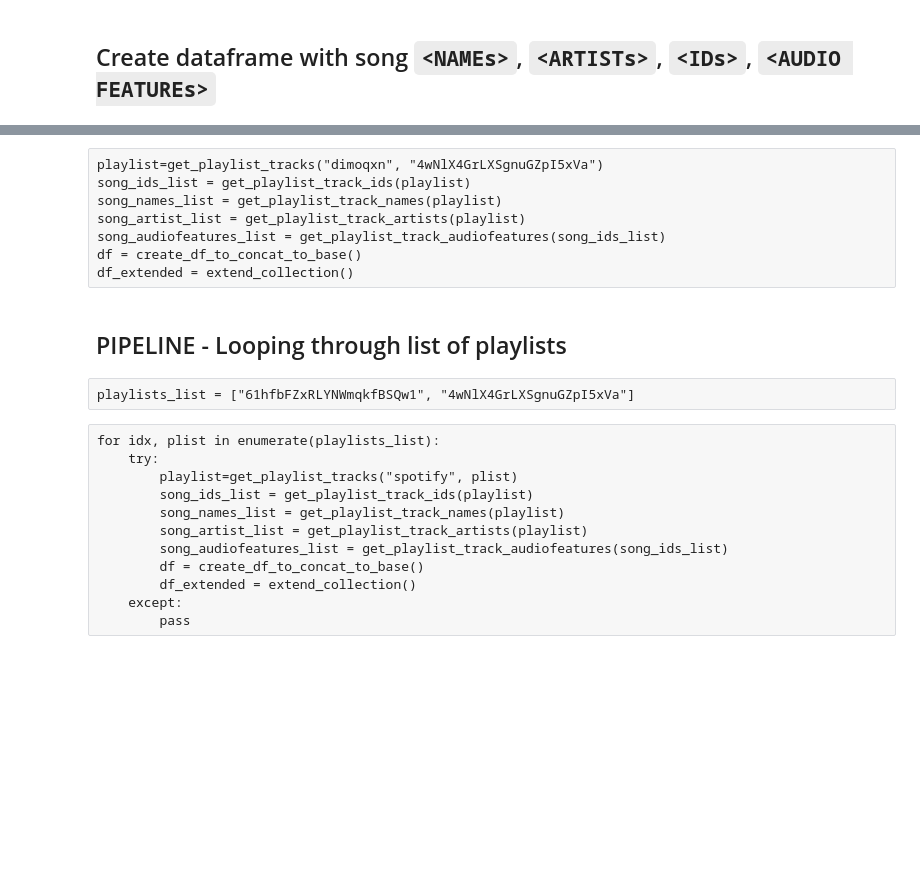
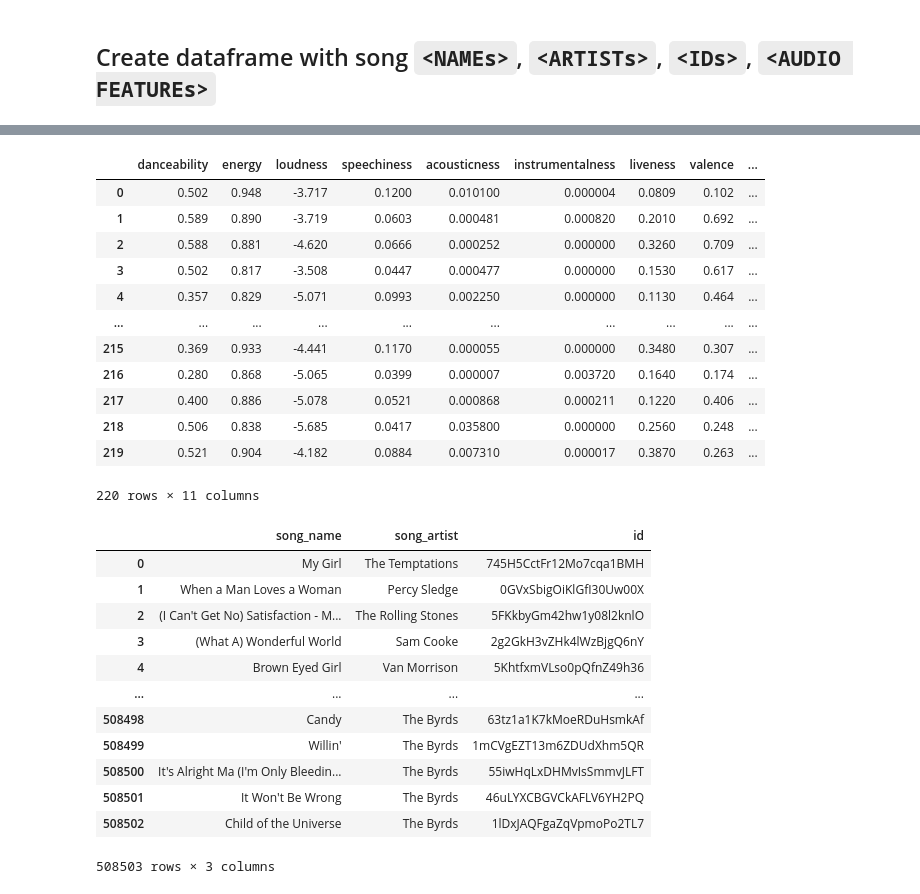
Before and after one commit to pkuestions/Spotify_Song_Recommender, a Jupyter notebook: Spotify_Song_Harvester_DiversifiedPlaylistApproach.ipynb, the cells around one changed output, grey strips where cells are left out. Saved outputs shown, nothing was run; the diff lists cells and outputs as text; code cells hidden in the pictures; blank space fills up the shorter version.

```diff
--- a/Spotify_Song_Harvester_DiversifiedPlaylistApproach.ipynb
+++ b/Spotify_Song_Harvester_DiversifiedPlaylistApproach.ipynb
@@ -541,24 +517,16 @@ def create_base_dataframe():
-# %% [raw]
-playlist=get_playlist_tracks("dimoqxn", "4wNlX4GrLXSgnuGZpI5xVa")
-song_ids_list = get_playlist_track_ids(playlist)
-song_names_list = get_playlist_track_names(playlist)
-song_artist_list = get_playlist_track_artists(playlist)
-song_audiofeatures_list = get_playlist_track_audiofeatures(song_ids_list)
-df = create_df_to_concat_to_base()
-df_extended = extend_collection()
-# %% [markdown]
-## PIPELINE - Looping through list of playlists
-# %% [raw]
-playlists_list = ["61hfbFZxRLYNWmqkfBSQw1", "4wNlX4GrLXSgnuGZpI5xVa"]
-# %% [raw]
-for idx, plist in enumerate(playlists_list):
-    try:
-        playlist=get_playlist_tracks("spotify", plist)
-        song_ids_list = get_playlist_track_ids(playlist)
-        song_names_list = get_playlist_track_names(playlist)
-        song_artist_list = get_playlist_track_artists(playlist)
-        song_audiofeatures_list = get_playlist_track_audiofeatures(song_ids_list)
-        df = create_df_to_concat_to_base()
-        df_extended = extend_collection()
-    except:
-        pass
+# %%
+df_base
+# %% [output]
+|  | danceability | energy | loudness | speechiness | acousticness | instrumentalness | liveness | valence | ... |
+| 0 | 0.502 | 0.948 | -3.717 | 0.1200 | 0.010100 | 0.000004 | 0.0809 | 0.102 | ... |
+| 1 | 0.589 | 0.890 | -3.719 | 0.0603 | 0.000481 | 0.000820 | 0.2010 | 0.692 | ... |
+| 2 | 0.588 | 0.881 | -4.620 | 0.0666 | 0.000252 | 0.000000 | 0.3260 | 0.709 | ... |
+| 3 | 0.502 | 0.817 | -3.508 | 0.0447 | 0.000477 | 0.000000 | 0.1530 | 0.617 | ... |
+| 4 | 0.357 | 0.829 | -5.071 | 0.0993 | 0.002250 | 0.000000 | 0.1130 | 0.464 | ... |
+| ... | ... | ... | ... | ... | ... | ... | ... | ... | ... |
+| 215 | 0.369 | 0.933 | -4.441 | 0.1170 | 0.000055 | 0.000000 | 0.3480 | 0.307 | ... |
+| 216 | 0.280 | 0.868 | -5.065 | 0.0399 | 0.000007 | 0.003720 | 0.1640 | 0.174 | ... |
+| 217 | 0.400 | 0.886 | -5.078 | 0.0521 | 0.000868 | 0.000211 | 0.1220 | 0.406 | ... |
+| 218 | 0.506 | 0.838 | -5.685 | 0.0417 | 0.035800 | 0.000000 | 0.2560 | 0.248 | ... |
+| 219 | 0.521 | 0.904 | -4.182 | 0.0884 | 0.007310 | 0.000017 | 0.3870 | 0.263 | ... |
+220 rows × 11 columns
@@ -564,0 +536,16 @@ for idx, plist in enumerate(playlists_list):
+# %%
+big_df_info
+# %% [output]
+|  | song_name | song_artist | id |
+| 0 | My Girl | The Temptations | 745H5CctFr12Mo7cqa1BMH |
+| 1 | When a Man Loves a Woman | Percy Sledge | 0GVxSbigOiKlGfI30Uw00X |
+| 2 | (I Can't Get No) Satisfaction - M... | The Rolling Stones | 5FKkbyGm42hw1y08l2knlO |
+| 3 | (What A) Wonderful World | Sam Cooke | 2g2GkH3vZHk4lWzBjgQ6nY |
+| 4 | Brown Eyed Girl | Van Morrison | 5KhtfxmVLso0pQfnZ49h36 |
+| ... | ... | ... | ... |
+| 508498 | Candy | The Byrds | 63tz1a1K7kMoeRDuHsmkAf |
+| 508499 | Willin' | The Byrds | 1mCVgEZT13m6ZDUdXhm5QR |
+| 508500 | It's Alright Ma (I'm Only Bleedin... | The Byrds | 55iwHqLxDHMvIsSmmvJLFT |
+| 508501 | It Won't Be Wrong | The Byrds | 46uLYXCBGVCkAFLV6YH2PQ |
+| 508502 | Child of the Universe | The Byrds | 1lDxJAQFgaZqVpmoPo2TL7 |
+508503 rows × 3 columns
```
Also changed, not shown: parts of 16 cells of this notebook, 6 other files.
